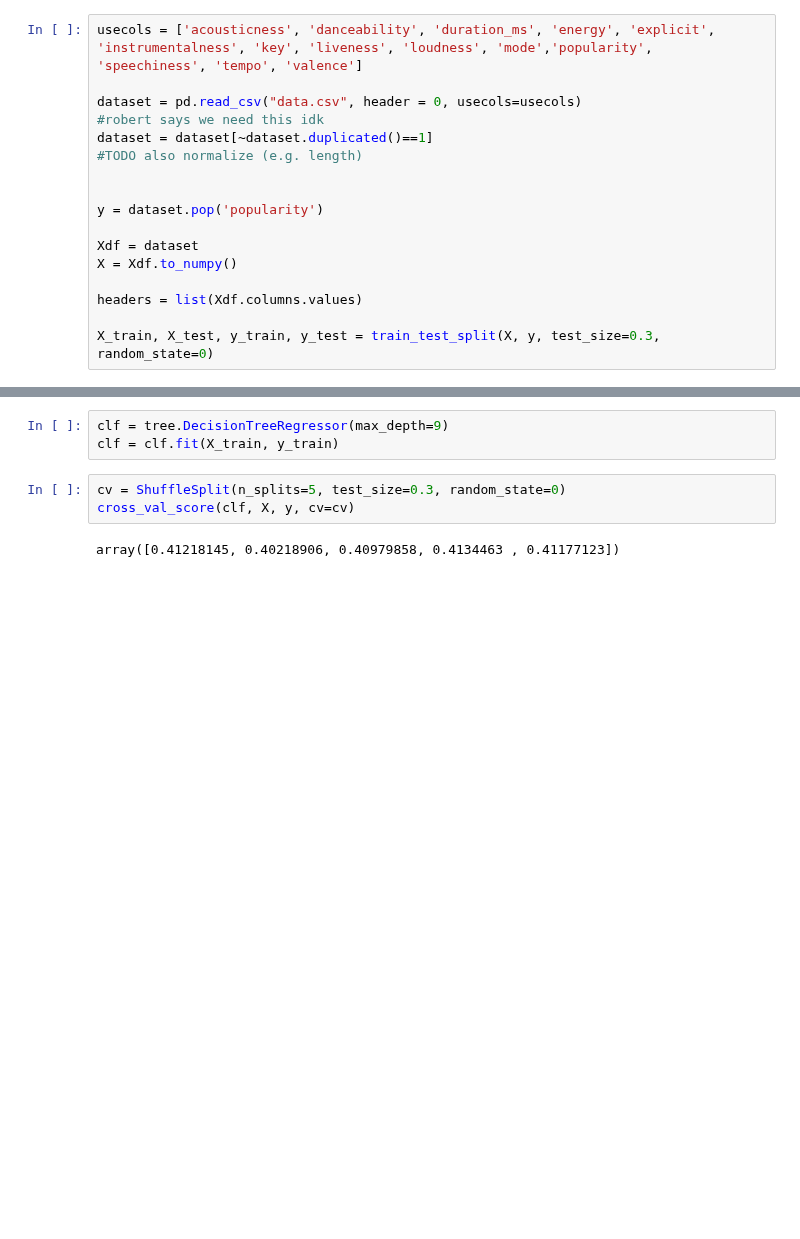
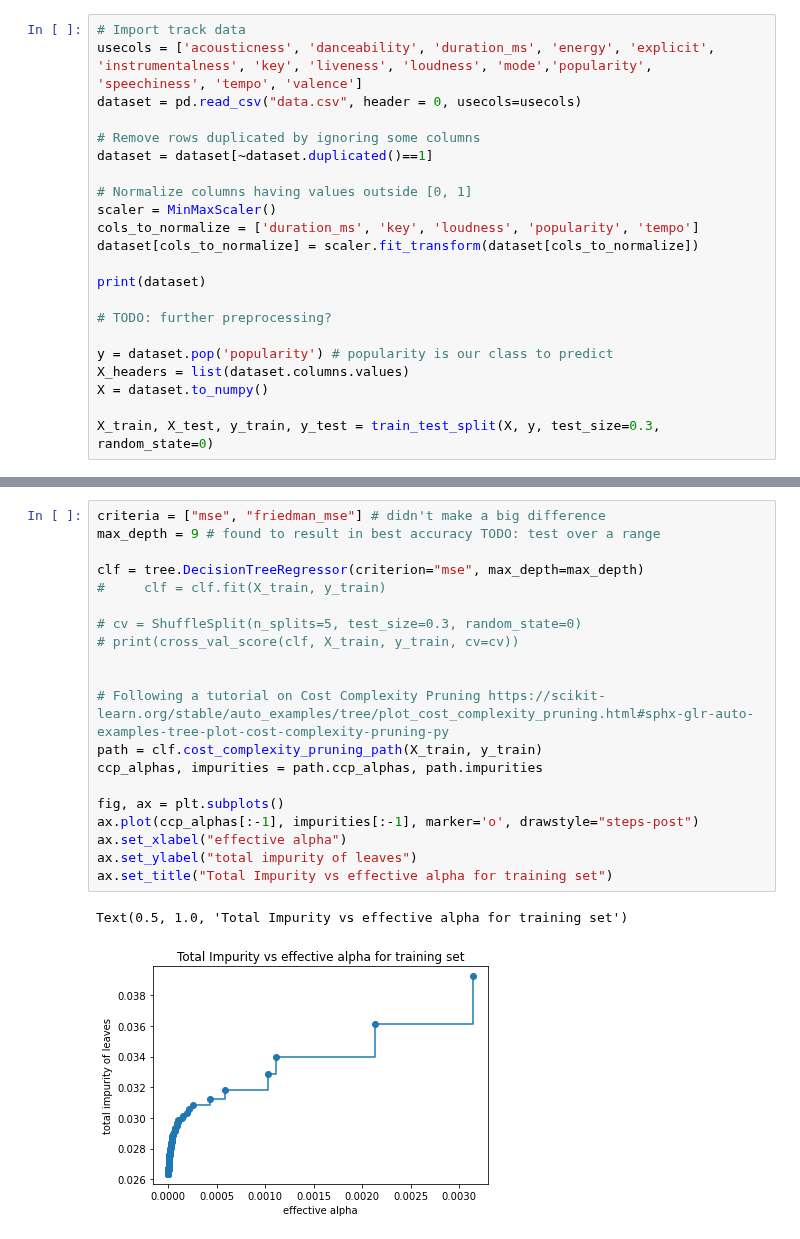
Before and after one commit to Naive-Meme-Classifiers/spotify-popularity-predictor, a Jupyter notebook: predictor.ipynb, the cells around one changed output, grey strips where cells are left out. Saved outputs shown, nothing was run; the diff lists cells and outputs as text; blank space fills up the shorter version.

```diff
--- a/predictor.ipynb
+++ b/predictor.ipynb
@@ -5,19 +7,24 @@ import pandas as pd
 import numpy as np
 import matplotlib.pyplot as plt
 # %%
+# Import track data
 usecols = ['acousticness', 'danceability', 'duration_ms', 'energy', 'explicit', 'instrumentalness', 'key', 'liveness', 'loudness', 'mode','popularity', 'speechiness', 'tempo', 'valence']
+dataset = pd.read_csv("data.csv", header = 0, usecols=usecols)
 
-dataset = pd.read_csv("data.csv", header = 0, usecols=usecols)
-#robert says we need this idk
+# Remove rows duplicated by ignoring some columns
 dataset = dataset[~dataset.duplicated()==1]
-#TODO also normalize (e.g. length)
 
+# Normalize columns having values outside [0, 1]
+scaler = MinMaxScaler()
+cols_to_normalize = ['duration_ms', 'key', 'loudness', 'popularity', 'tempo']
+dataset[cols_to_normalize] = scaler.fit_transform(dataset[cols_to_normalize])
 
-y = dataset.pop('popularity')
+print(dataset)
 
-Xdf = dataset
-X = Xdf.to_numpy()
+# TODO: further preprocessing?
 
-headers = list(Xdf.columns.values)
+y = dataset.pop('popularity') # popularity is our class to predict
+X_headers = list(dataset.columns.values)
+X = dataset.to_numpy()
 
 X_train, X_test, y_train, y_test = train_test_split(X, y, test_size=0.3, random_state=0)
@@ -24,8 +49,23 @@ X_train, X_test, y_train, y_test = train_test_split(X, y, test_size=0.3, random_
 # %%
-clf = tree.DecisionTreeRegressor(max_depth=9)
-clf = clf.fit(X_train, y_train)
+criteria = ["mse", "friedman_mse"] # didn't make a big difference
+max_depth = 9 # found to result in best accuracy TODO: test over a range
+
+clf = tree.DecisionTreeRegressor(criterion="mse", max_depth=max_depth)
+#     clf = clf.fit(X_train, y_train)
+
+# cv = ShuffleSplit(n_splits=5, test_size=0.3, random_state=0)
+# print(cross_val_score(clf, X_train, y_train, cv=cv))
+
+
+# Following a tutorial on Cost Complexity Pruning https://scikit-learn.org/stable/auto_examples/tree/plot_cost_complexity_pruning.html#sphx-glr-auto-examples-tree-plot-cost-complexity-pruning-py
+path = clf.cost_complexity_pruning_path(X_train, y_train)
+ccp_alphas, impurities = path.ccp_alphas, path.impurities
+
+fig, ax = plt.subplots()
+ax.plot(ccp_alphas[:-1], impurities[:-1], marker='o', drawstyle="steps-post")
+ax.set_xlabel("effective alpha")
+ax.set_ylabel("total impurity of leaves")
+ax.set_title("Total Impurity vs effective alpha for training set")
+# %% [output]
+Text(0.5, 1.0, 'Total Impurity vs effective alpha for training set')
+[figure, added]
-# %%
-cv = ShuffleSplit(n_splits=5, test_size=0.3, random_state=0)
-cross_val_score(clf, X, y, cv=cv)
-# %% [output]
-array([0.41218145, 0.40218906, 0.40979858, 0.4134463 , 0.41177123])
```
Also changed, not shown: parts of 9 cells of this notebook.
